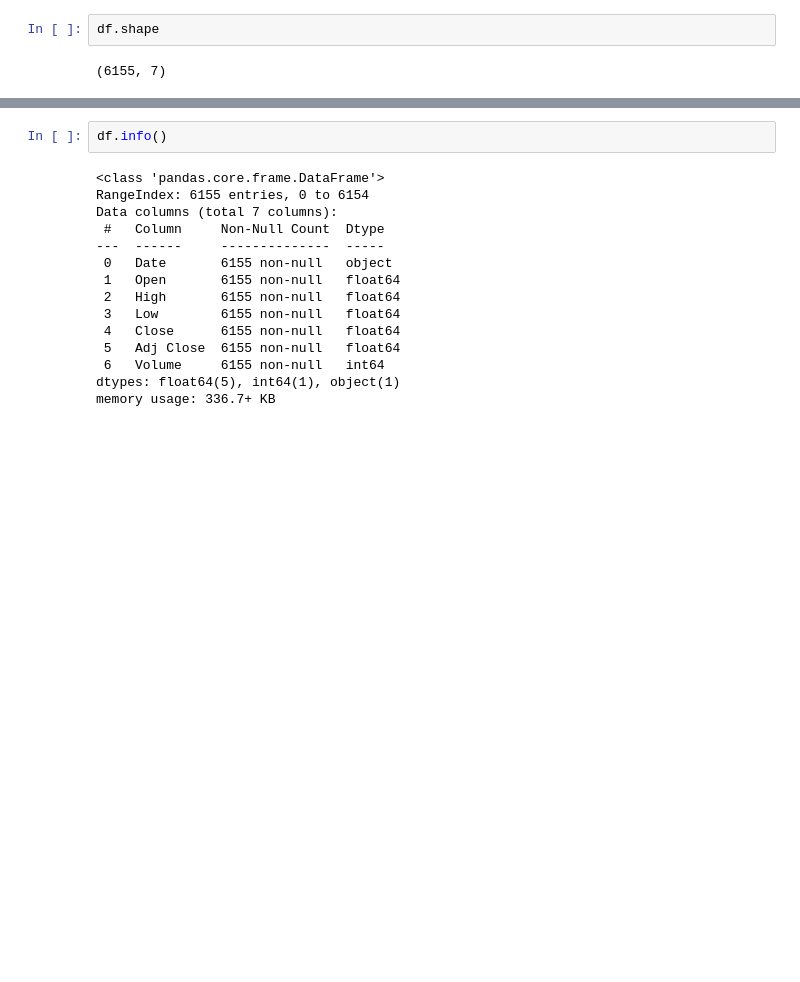
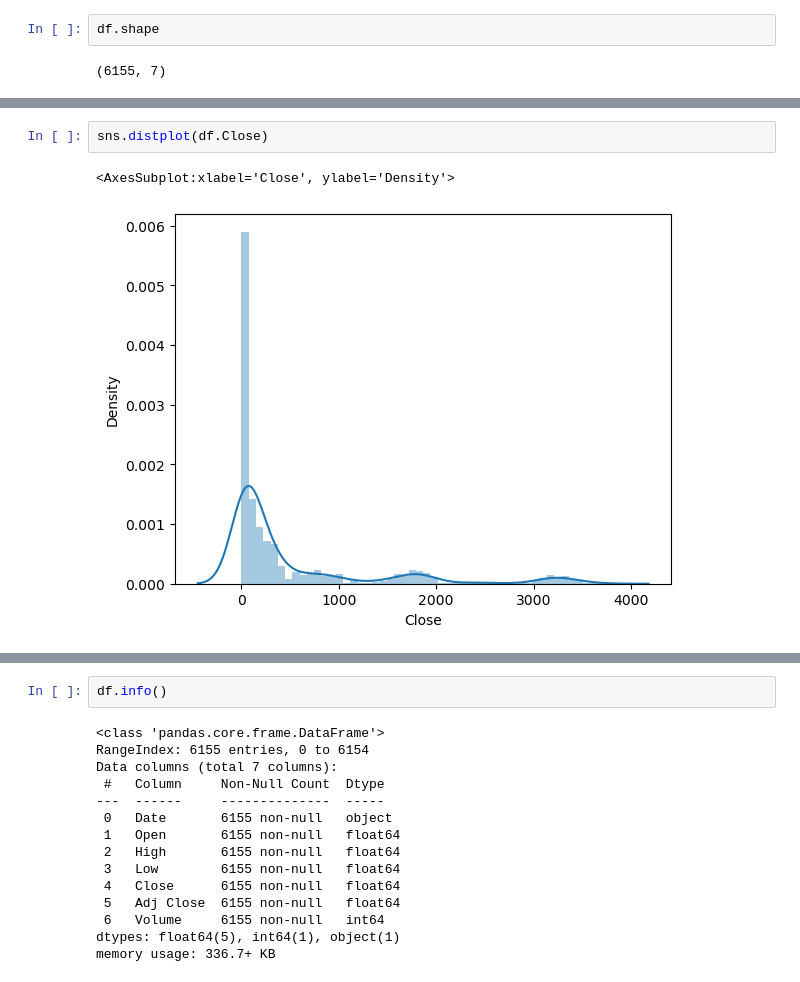
Before and after one commit to Subhajeet-Das/Amazon-Stock-Prediction, a Jupyter notebook: stock-prediction.ipynb, the cells around one changed output, grey strips where cells are left out. Cells and saved outputs as stored; diff of their text form; blank space fills up the shorter version.

```diff
--- a/stock-prediction.ipynb
+++ b/stock-prediction.ipynb
@@ -59,0 +75,5 @@ df.shape
+# %%
+sns.distplot(df.Close)
+# %% [output]
+<AxesSubplot:xlabel='Close', ylabel='Density'>
+[figure, added]
```
Also changed, not shown: parts of 19 cells of this notebook.
